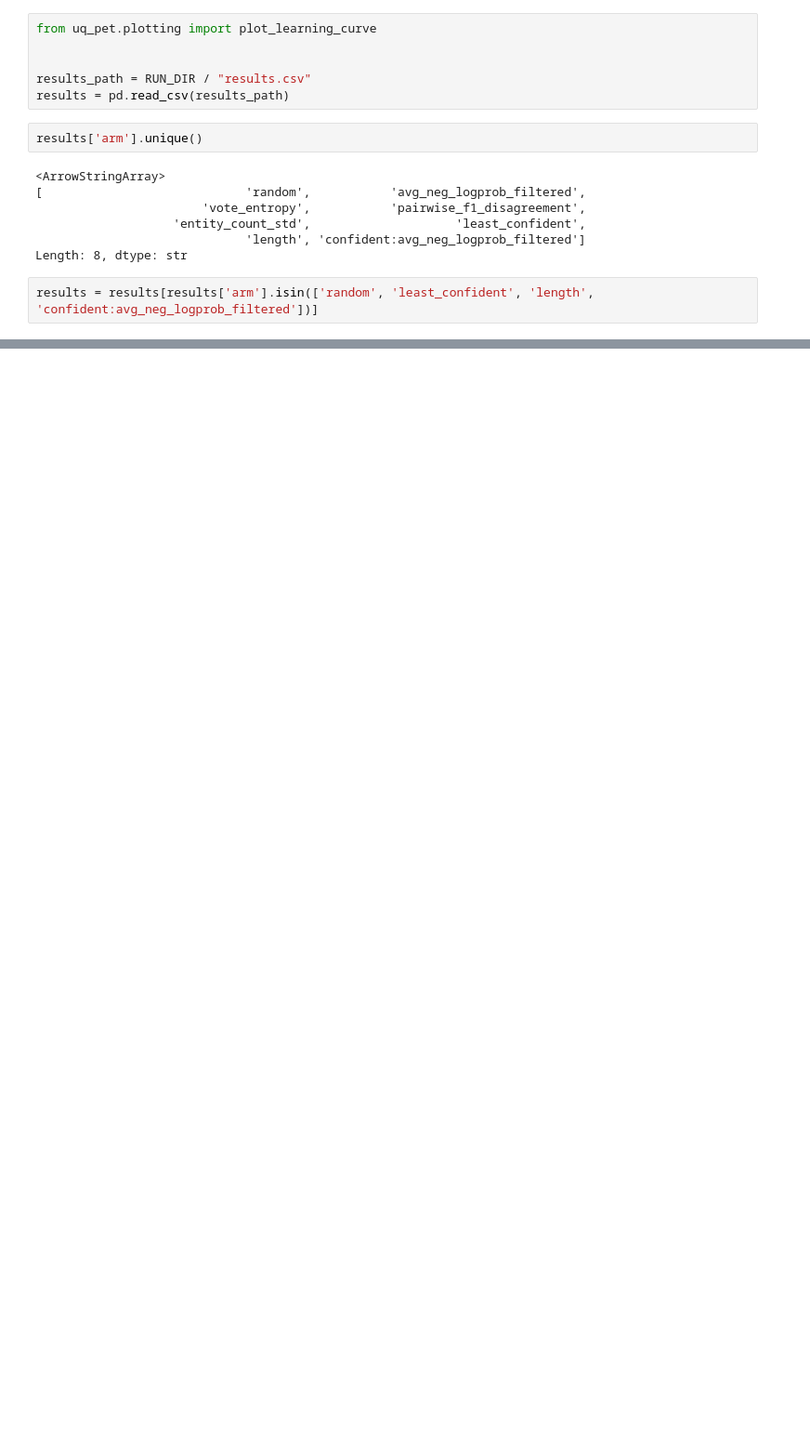
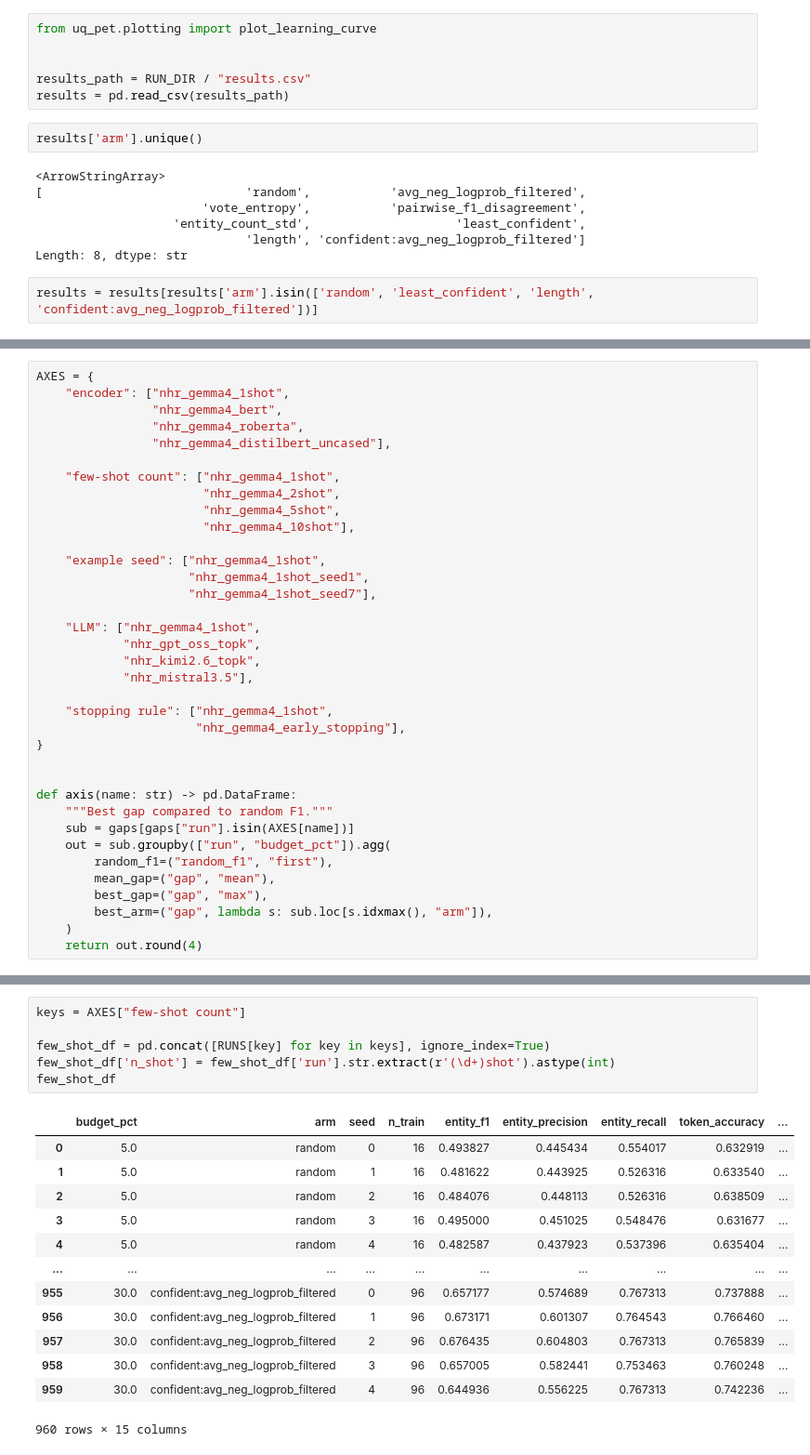
Before and after one commit to DogRog/uq-pet-token, a Jupyter notebook: notebooks/analysis.ipynb, the cells around one changed output, grey strips where cells are left out. Shown at 93% size. Saved outputs shown, nothing was run; the diff lists cells and outputs as text; blank space fills up the shorter version.

```diff
--- a/notebooks/analysis.ipynb
+++ b/notebooks/analysis.ipynb
@@ -139,0 +270,36 @@ plot_learning_curve(results, RUN_DIR / "learning_curve.png", show=True)
+# %%
+AXES = {
+    "encoder": ["nhr_gemma4_1shot",
+                "nhr_gemma4_bert",
+                "nhr_gemma4_roberta",
+                "nhr_gemma4_distilbert_uncased"],
+
+    "few-shot count": ["nhr_gemma4_1shot",
+                       "nhr_gemma4_2shot",
+                       "nhr_gemma4_5shot",
+                       "nhr_gemma4_10shot"],
+
+    "example seed": ["nhr_gemma4_1shot",
+                     "nhr_gemma4_1shot_seed1",
+                     "nhr_gemma4_1shot_seed7"],
+
+    "LLM": ["nhr_gemma4_1shot",
+            "nhr_gpt_oss_topk",
+            "nhr_kimi2.6_topk",
+            "nhr_mistral3.5"],
+
+    "stopping rule": ["nhr_gemma4_1shot",
+                      "nhr_gemma4_early_stopping"],
+}
+
+
+def axis(name: str) -> pd.DataFrame:
+    """Best gap compared to random F1."""
+    sub = gaps[gaps["run"].isin(AXES[name])]
+    out = sub.groupby(["run", "budget_pct"]).agg(
+        random_f1=("random_f1", "first"),
+        mean_gap=("gap", "mean"),
+        best_gap=("gap", "max"),
+        best_arm=("gap", lambda s: sub.loc[s.idxmax(), "arm"]),
+    )
+    return out.round(4)
@@ -139,0 +444,20 @@ plot_learning_curve(results, RUN_DIR / "learning_curve.png", show=True)
+# %%
+keys = AXES["few-shot count"]
+
+few_shot_df = pd.concat([RUNS[key] for key in keys], ignore_index=True)
+few_shot_df['n_shot'] = few_shot_df['run'].str.extract(r'(\d+)shot').astype(int)
+few_shot_df
+# %% [output]
+|  | budget_pct | arm | seed | n_train | entity_f1 | entity_precision | entity_recall | token_accuracy | ... |
+| 0 | 5.0 | random | 0 | 16 | 0.493827 | 0.445434 | 0.554017 | 0.632919 | ... |
+| 1 | 5.0 | random | 1 | 16 | 0.481622 | 0.443925 | 0.526316 | 0.633540 | ... |
+| 2 | 5.0 | random | 2 | 16 | 0.484076 | 0.448113 | 0.526316 | 0.638509 | ... |
+| 3 | 5.0 | random | 3 | 16 | 0.495000 | 0.451025 | 0.548476 | 0.631677 | ... |
+| 4 | 5.0 | random | 4 | 16 | 0.482587 | 0.437923 | 0.537396 | 0.635404 | ... |
+| ... | ... | ... | ... | ... | ... | ... | ... | ... | ... |
+| 955 | 30.0 | confident:avg_neg_logprob_filtered | 0 | 96 | 0.657177 | 0.574689 | 0.767313 | 0.737888 | ... |
+| 956 | 30.0 | confident:avg_neg_logprob_filtered | 1 | 96 | 0.673171 | 0.601307 | 0.764543 | 0.766460 | ... |
+| 957 | 30.0 | confident:avg_neg_logprob_filtered | 2 | 96 | 0.676435 | 0.604803 | 0.767313 | 0.765839 | ... |
+| 958 | 30.0 | confident:avg_neg_logprob_filtered | 3 | 96 | 0.657005 | 0.582441 | 0.753463 | 0.760248 | ... |
+| 959 | 30.0 | confident:avg_neg_logprob_filtered | 4 | 96 | 0.644936 | 0.556225 | 0.767313 | 0.742236 | ... |
+960 rows × 15 columns
```
Also changed, not shown: parts of 16 cells of this notebook, 4 other files.
